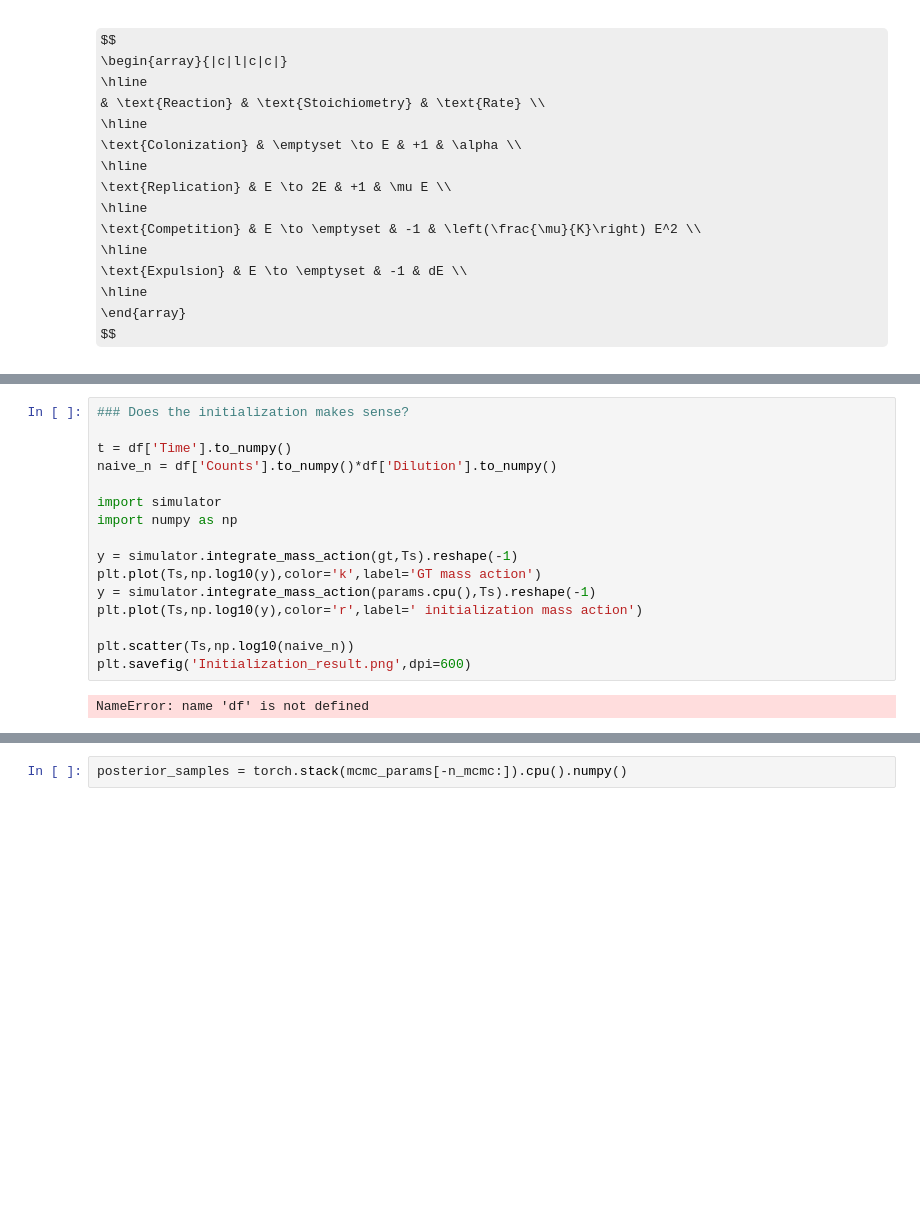
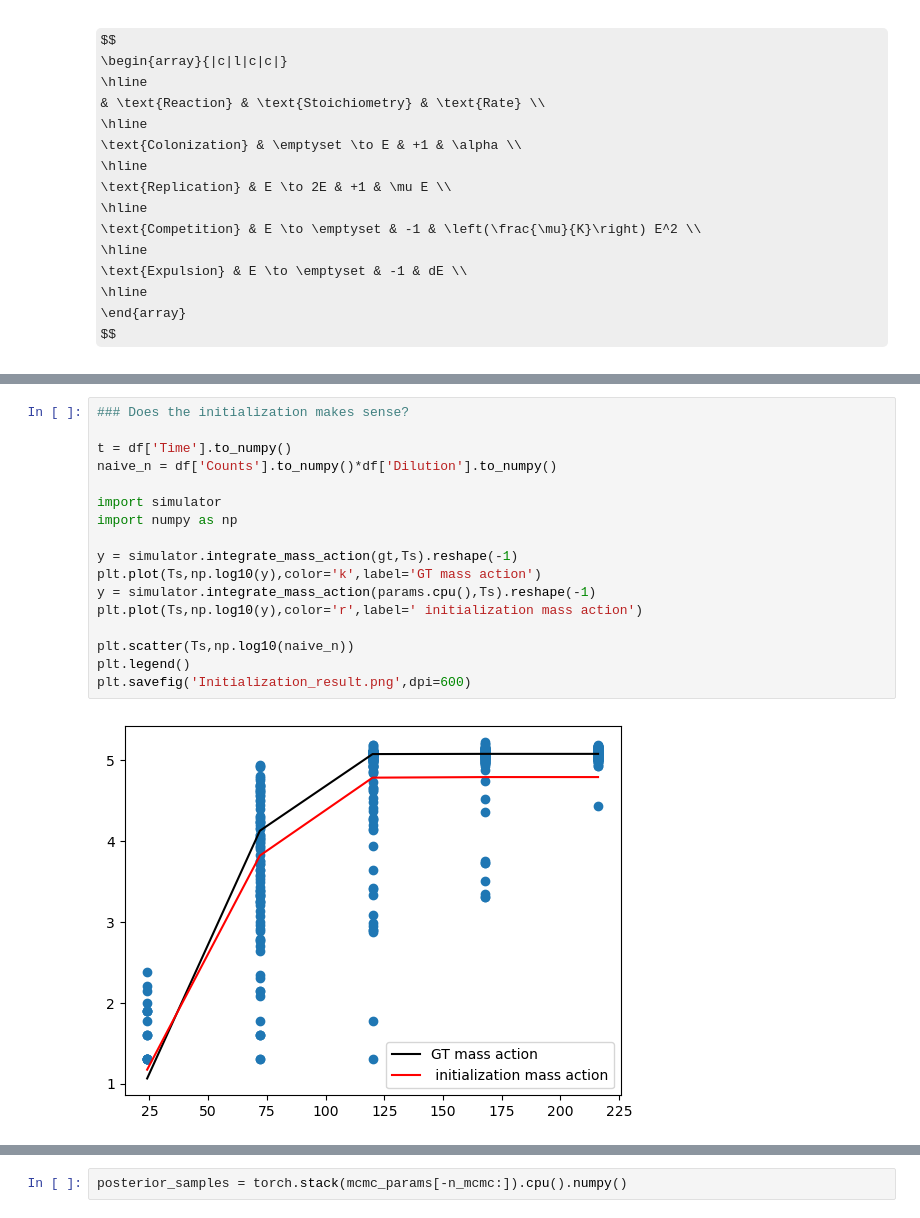
Before and after one commit to PessoaP/Celegans_inference, a Jupyter notebook: mcmc_example.ipynb, the cells around one changed output, grey strips where cells are left out. Drawn from its saved outputs; the diff is of its cells as text; some formulas as TeX source; blank space fills up the shorter version.

```diff
--- a/mcmc_example.ipynb
+++ b/mcmc_example.ipynb
@@ -93,21 +90,22 @@ gradient: 0.0002695586299523711 0.02895172332031228
 # %%
 ### Does the initialization makes sense?
 
 t = df['Time'].to_numpy()
 naive_n = df['Counts'].to_numpy()*df['Dilution'].to_numpy()
 
 import simulator
 import numpy as np
 
 y = simulator.integrate_mass_action(gt,Ts).reshape(-1)
 plt.plot(Ts,np.log10(y),color='k',label='GT mass action')
 y = simulator.integrate_mass_action(params.cpu(),Ts).reshape(-1)
 plt.plot(Ts,np.log10(y),color='r',label=' initialization mass action')
 
 plt.scatter(Ts,np.log10(naive_n))
+plt.legend()
 plt.savefig('Initialization_result.png',dpi=600)
 # %% [output]
-NameError: name 'df' is not defined
+[figure, added]
 # %%
 initial_guess=params
 
```
Also changed, not shown: parts of 7 cells of this notebook, 1 other file.
